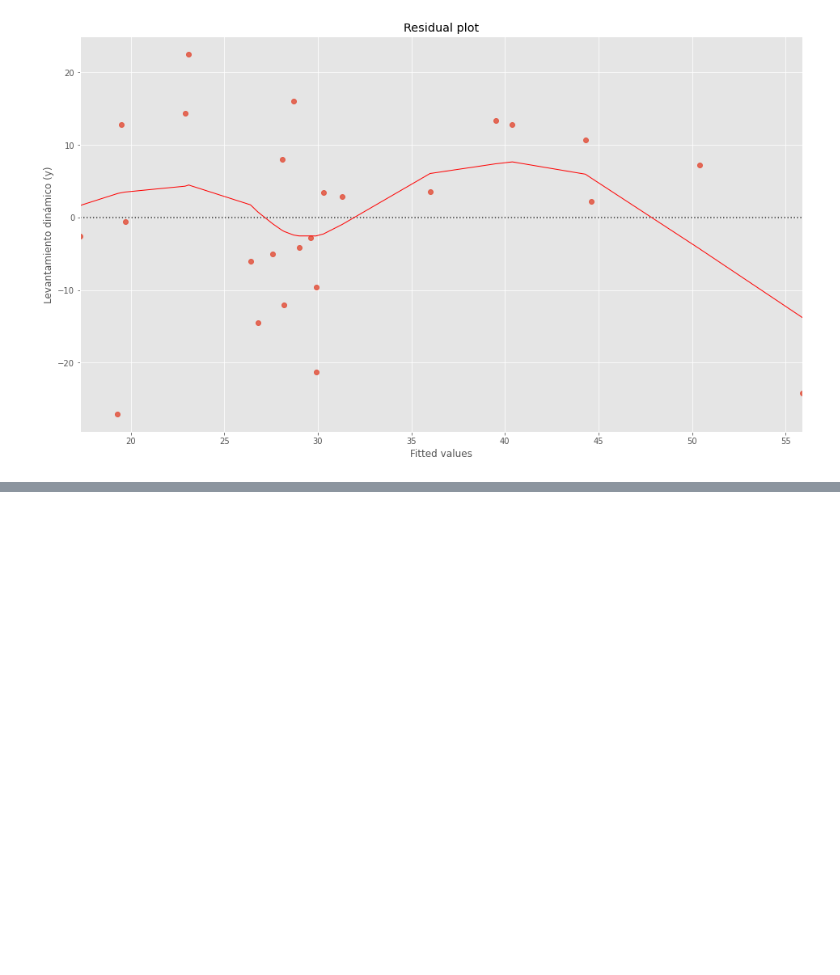
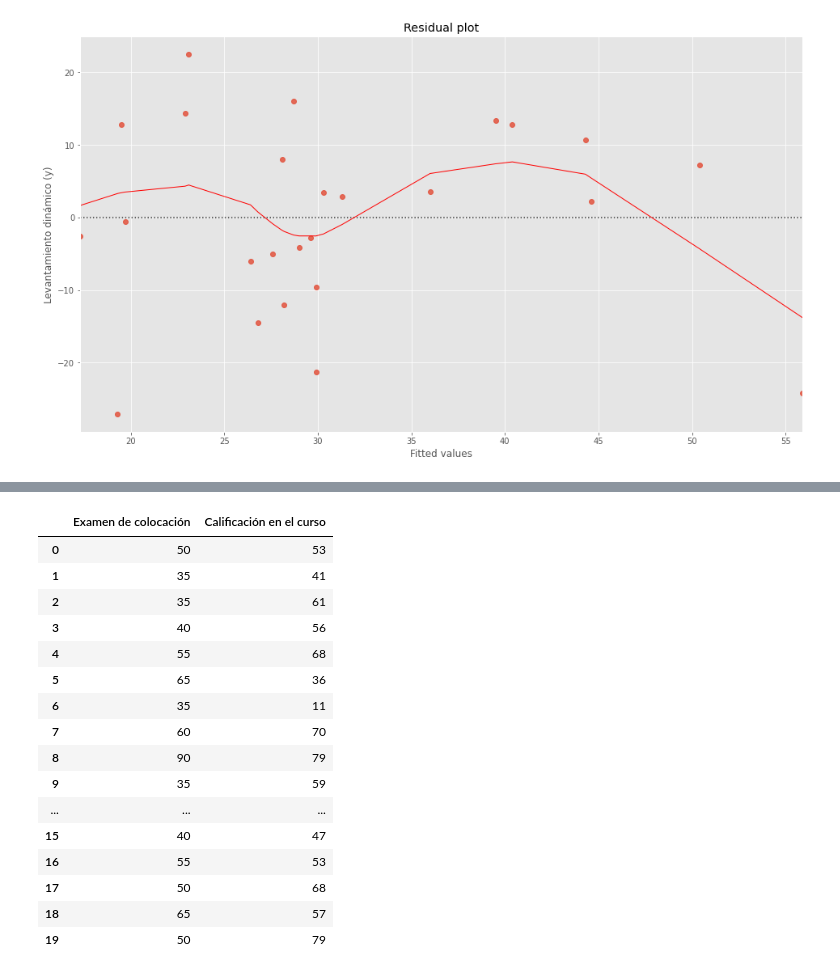
Before and after one commit to papagala/DataScienceMastersDegree, a Jupyter notebook: statistics/notebooks/3-1.ipynb, the cells around one changed output, grey strips where cells are left out. Cells and saved outputs as stored; diff of their text form; code cells hidden in the pictures; blank space fills up the shorter version.

```diff
--- a/statistics/notebooks/3-1.ipynb
+++ b/statistics/notebooks/3-1.ipynb
@@ -140,0 +137,21 @@ Text(0.5, 1.0, 'Residual plot')
+# %%
+df=pd.read_csv("3.11.8.csv")
+df
+# %% [output]
+|  | Examen de colocación | Calificación en el curso |
+| 0 | 50 | 53 |
+| 1 | 35 | 41 |
+| 2 | 35 | 61 |
+| 3 | 40 | 56 |
+| 4 | 55 | 68 |
+| 5 | 65 | 36 |
+| 6 | 35 | 11 |
+| 7 | 60 | 70 |
+| 8 | 90 | 79 |
+| 9 | 35 | 59 |
+| ... | ... | ... |
+| 15 | 40 | 47 |
+| 16 | 55 | 53 |
+| 17 | 50 | 68 |
+| 18 | 65 | 57 |
+| 19 | 50 | 79 |
```
Also changed, not shown: parts of 19 cells of this notebook, 2 other files.
